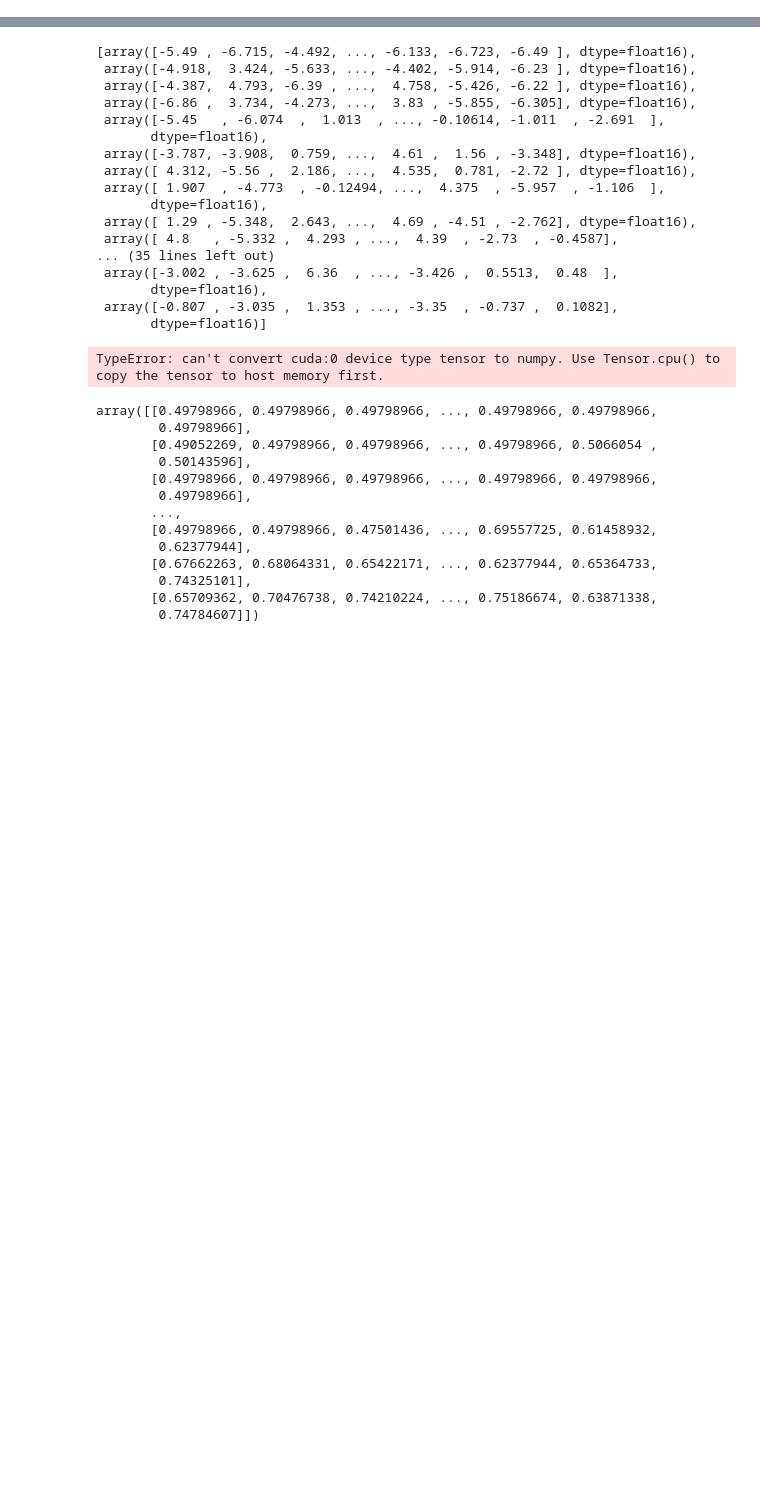
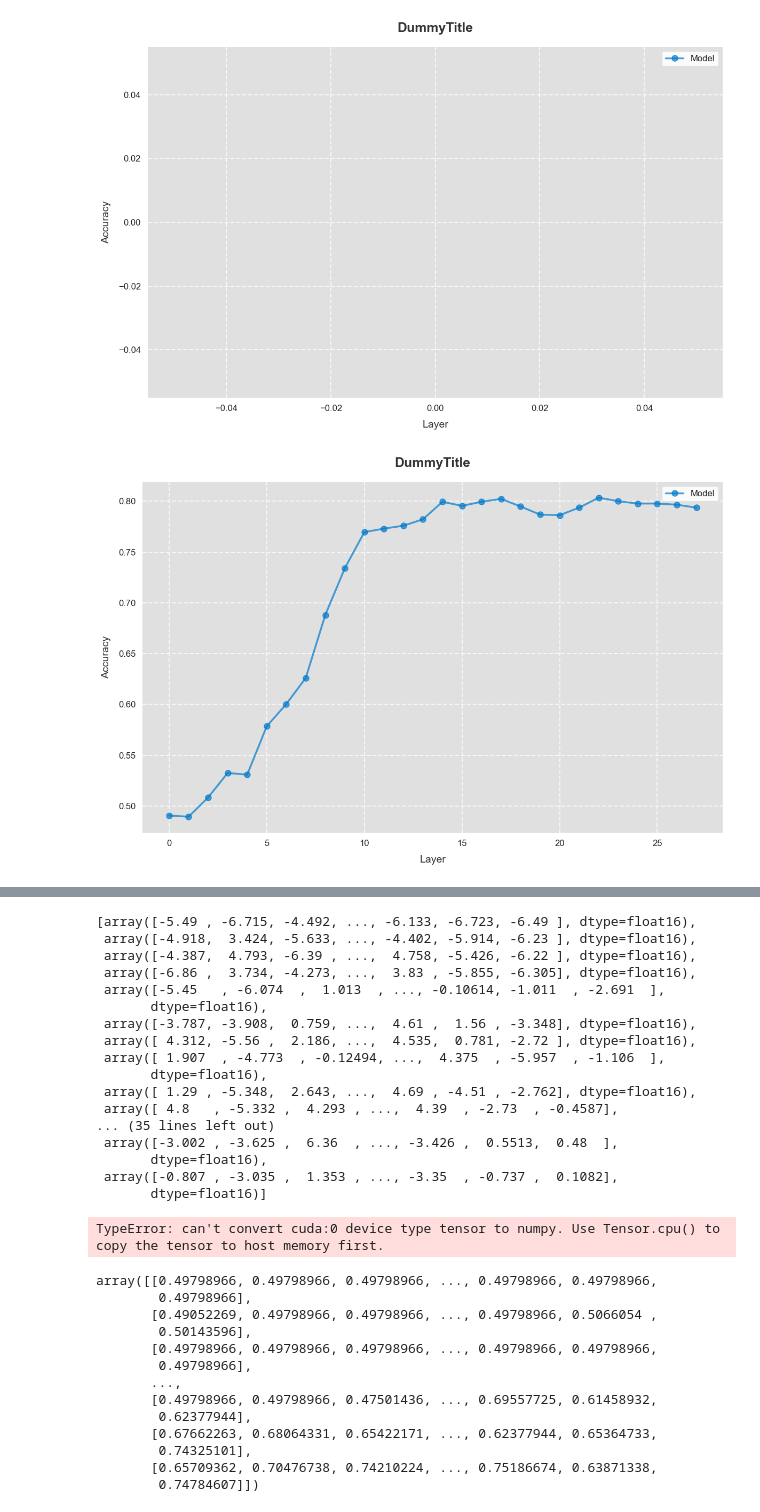
Before and after one commit to Supersheep7/tests_for_beliefs, a Jupyter notebook: test_datasets.ipynb, the cells around one changed output, grey strips where cells are left out. Cells and saved outputs as stored; diff of their text form; code cells hidden in the pictures; blank space fills up the shorter version.

```diff
--- a/test_datasets.ipynb
+++ b/test_datasets.ipynb
@@ -7,2 +94,13 @@ from sklearn.model_selection import train_test_split
 # %%
-data = t.load('results/llama/logistic_regression/directions_residual')
+model = 'gpt-j'
+
+heads = t.load(f'accuracy_complete/{model}/logistic_regression/accuracies_heads')
+mid = t.load(f'accuracy_complete/{model}/logistic_regression/accuracies_mid')
+residual = t.load(f'accuracy_complete/{model}/logistic_regression/accuracies_residual')
+
+plot_line(mid)
+plot_line(residual)
+plot_heat(heads)
+# %% [output]
+[figure, added]
+[figure, added]
```
Also changed, not shown: parts of 6 cells of this notebook, 2 other files.
